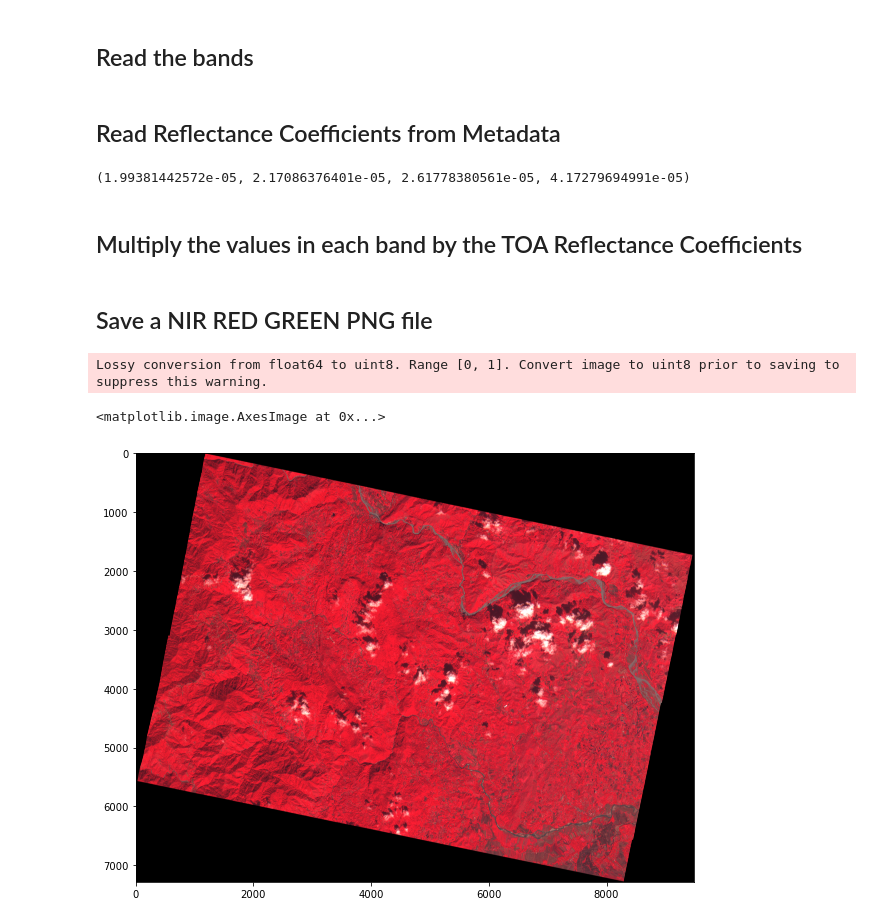
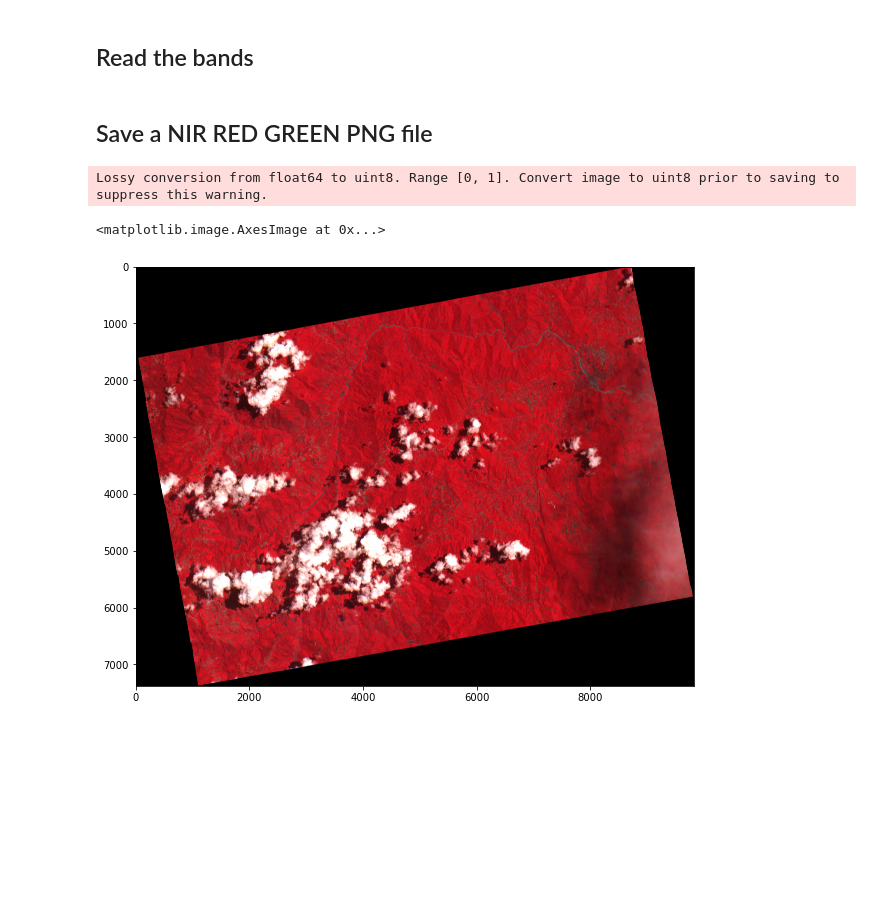
Before and after one commit to hollygrimm/planet-remote-sensing-tools, a Jupyter notebook: notebooks/nir_red_green_psscene4band.ipynb, the cells around one changed output. Saved outputs shown, nothing was run; the diff lists cells and outputs as text; code cells hidden in the pictures; blank space fills up the shorter version.

Commit message:
update to use analytic_sr

```diff
--- a/notebooks/nir_red_green_psscene4band.ipynb
+++ b/notebooks/nir_red_green_psscene4band.ipynb
@@ -43,7 +43,8 @@ ANALYTIC_BAND_NUMS=dict(BLUE = 1, GREEN = 2, RED = 3, NIR = 4)
 
 # Rice Terrace Clusters of Mayoyao: Mayoyao Central
 #PLANET_ITEM_ID = '20210202_020545_101f'
-PLANET_ITEM_ID = '20201119_024057_71_1066'
+#PLANET_ITEM_ID = '20201119_024057_71_1066'
+PLANET_ITEM_ID = '20200601_024315_01_1065' #Superdove
 
 # TEST DATA FROM ORIGINAL NOTEBOOK
 #PLANET_ITEM_ID = '20210217_173809_1026' #reflectance coeffs 3.10115984374e-05 4.696926883e-05
@@ -56,8 +74,7 @@ PLANET_ITEM_ID = '20201119_024057_71_1066'
 ## Specify input and output files
 # %%
 # Input
-filename_img = DATA_LOC + PLANET_ITEM_ID + '_3B_AnalyticMS.tif'
-filename_metadata = DATA_LOC + PLANET_ITEM_ID + '_3B_AnalyticMS_metadata.xml'
+filename_img = DATA_LOC + PLANET_ITEM_ID + '_3B_AnalyticMS_SR.tif'
 
 # Output
 imagetype = 'nir-red-green'
@@ -69,28 +85,13 @@ filename_out = OUTPUT_LOC + PLANET_ITEM_ID + '_' + imagetype + '.png'
 bands, metadata = get_bands(filename_img, ANALYTIC_BAND_NUMS)
-# %% [markdown]
-## Read Reflectance Coefficients from Metadata
-# %%
-coeffs = get_reflectance_coeffs(filename_metadata)
-
-coeffs[ANALYTIC_BAND_NUMS['BLUE']], coeffs[ANALYTIC_BAND_NUMS['GREEN']], coeffs[ANALYTIC_BAND_NUMS['RED']], coeffs[ANALYTIC_BAND_NUMS['NIR']]
-# %% [output]
-(1.99381442572e-05, 2.17086376401e-05, 2.61778380561e-05, 4.17279694991e-05)
-# %% [markdown]
-## Multiply the values in each band by the TOA Reflectance Coefficients
-# %%
-bands['BLUE'] = bands['BLUE'] * coeffs[ANALYTIC_BAND_NUMS['BLUE']]
-bands['GREEN'] = bands['GREEN'] * coeffs[ANALYTIC_BAND_NUMS['GREEN']]
-bands['RED'] = bands['RED'] * coeffs[ANALYTIC_BAND_NUMS['RED']]
-bands['NIR'] = bands['NIR'] * coeffs[ANALYTIC_BAND_NUMS['NIR']]
 # %% [markdown]
 ## Save a NIR RED GREEN PNG file
 # %%
 fig = plt.figure(figsize=(10, 10))
-bands_to_display = bands_to_display([bands['NIR'], bands['RED'], bands['GREEN']], alpha=False)
-imsave(filename_out, bands_to_display, check_contrast=False)
+norm_bands = bands_to_display([bands['NIR'], bands['RED'], bands['GREEN']], alpha=False)
+imsave(filename_out, norm_bands, check_contrast=False)
 
-plt.imshow(bands_to_display)
+plt.imshow(norm_bands)
 # %% [output]
 Lossy conversion from float64 to uint8. Range [0, 1]. Convert image to uint8 prior to saving to suppress this warning.
 <matplotlib.image.AxesImage at 0x...>
-[figure, old version]
+[figure, new version]
```
Also changed, not shown: parts of 2 cells of this notebook.
